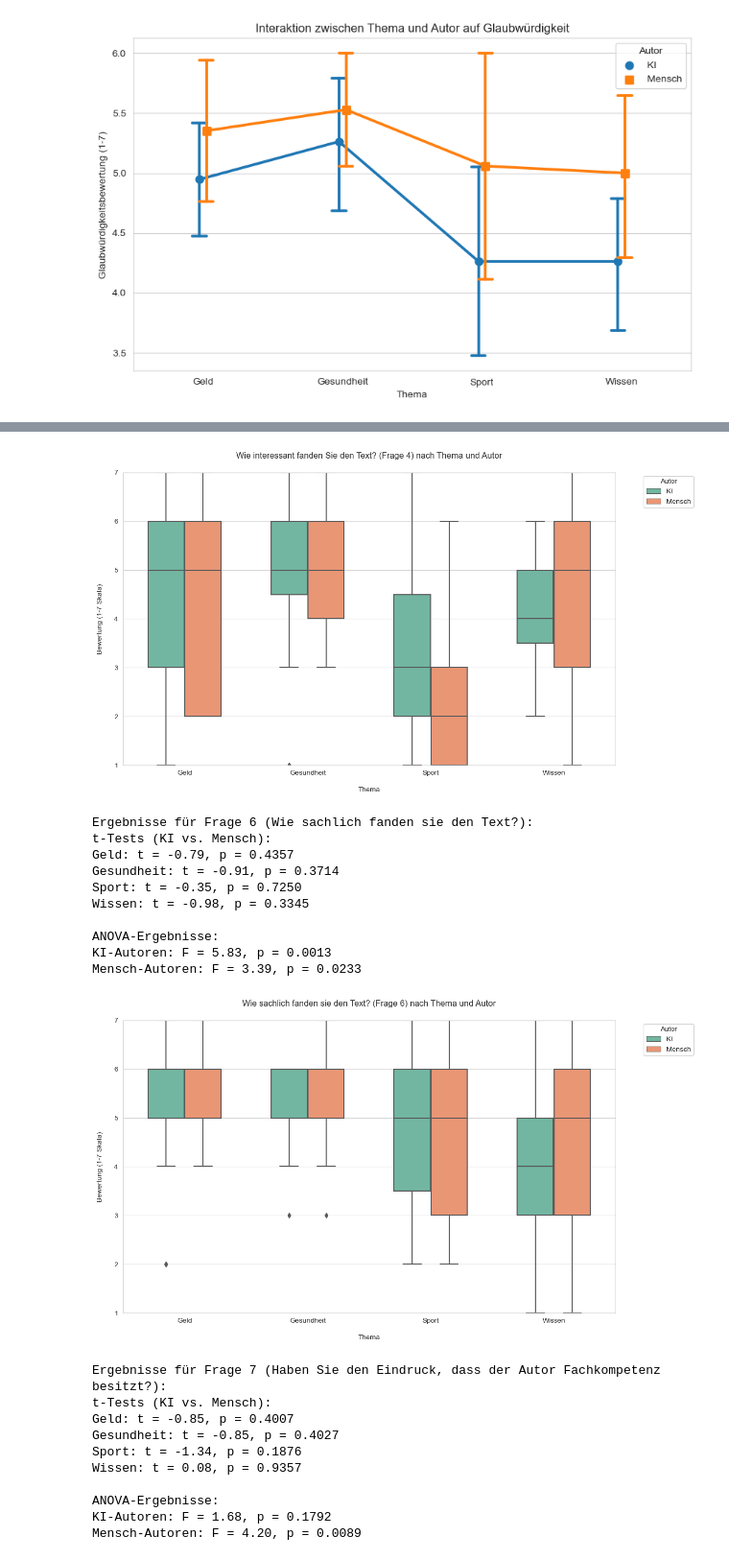
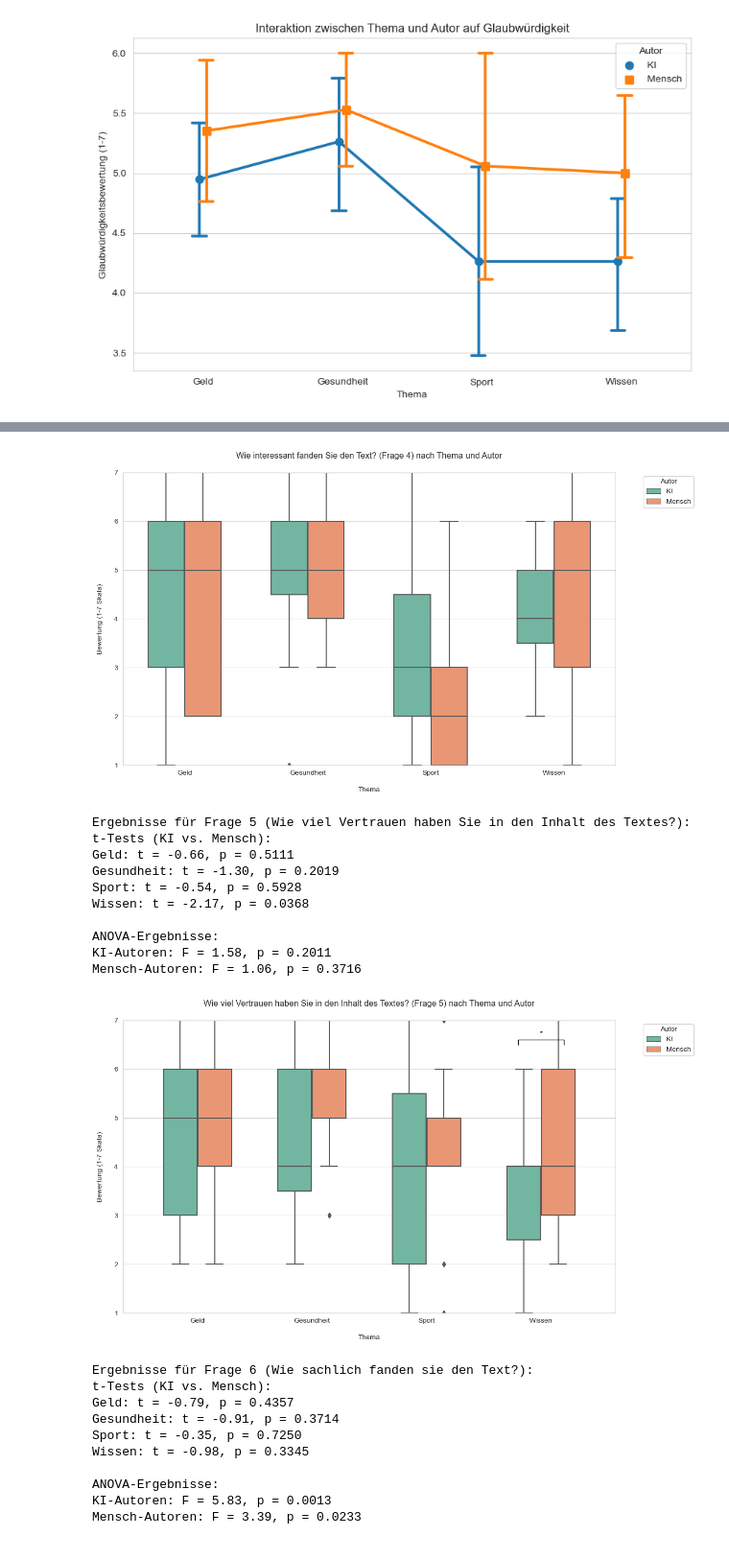
Before and after one commit to FlorianZierer/Impact-of-topic-on-credibility, a Jupyter notebook: auswertung.ipynb, the cells around one changed output, grey strips where cells are left out. Shown at 96% size. Saved outputs shown, nothing was run; the diff lists cells and outputs as text; code cells hidden in the pictures.

```diff
--- a/auswertung.ipynb
+++ b/auswertung.ipynb
@@ -878,54 +930,56 @@ data = pd.concat([ai_data, human_data])
 questions = {
     3: "Wie klar und verständlich war der Text?",
     4: "Wie interessant fanden Sie den Text?",
+    5: "Wie viel Vertrauen haben Sie in den Inhalt des Textes?",
     6: "Wie sachlich fanden sie den Text?",
     7: "Haben Sie den Eindruck, dass der Autor Fachkompetenz besitzt?",
+    8: "Wie sehr vertrauen Sie den im Text präsentierten Informationen?",
     9: "Wie wahrscheinlich ist es, dass der Text missverstanden werden könnte?"
 }
 
 for q_num, q_text in questions.items():
     analyze_question(q_num, q_text)
 # %% [output]
 Ergebnisse für Frage 3 (Wie klar und verständlich war der Text?):
 t-Tests (KI vs. Mensch):
 Geld: t = -0.06, p = 0.9491
 Gesundheit: t = -2.87, p = 0.0070
 Sport: t = 0.71, p = 0.4798
 Wissen: t = -2.69, p = 0.0110
 
 ANOVA-Ergebnisse:
 KI-Autoren: F = 1.87, p = 0.1423
 Mensch-Autoren: F = 5.85, p = 0.0014
 [figure]
 Ergebnisse für Frage 4 (Wie interessant fanden Sie den Text?):
 t-Tests (KI vs. Mensch):
 Geld: t = -0.15, p = 0.8784
 Gesundheit: t = -0.33, p = 0.7423
 Sport: t = 1.86, p = 0.0718
 Wissen: t = -0.50, p = 0.6196
 
 ANOVA-Ergebnisse:
 KI-Autoren: F = 3.06, p = 0.0334
 Mensch-Autoren: F = 8.83, p = 0.0001
 [figure]
-Ergebnisse für Frage 6 (Wie sachlich fanden sie den Text?):
+Ergebnisse für Frage 5 (Wie viel Vertrauen haben Sie in den Inhalt des Textes?):
 t-Tests (KI vs. Mensch):
-Geld: t = -0.79, p = 0.4357
-Gesundheit: t = -0.91, p = 0.3714
-Sport: t = -0.35, p = 0.7250
-Wissen: t = -0.98, p = 0.3345
+Geld: t = -0.66, p = 0.5111
+Gesundheit: t = -1.30, p = 0.2019
+Sport: t = -0.54, p = 0.5928
+Wissen: t = -2.17, p = 0.0368
 
 ANOVA-Ergebnisse:
-KI-Autoren: F = 5.83, p = 0.0013
-Mensch-Autoren: F = 3.39, p = 0.0233
+KI-Autoren: F = 1.58, p = 0.2011
+Mensch-Autoren: F = 1.06, p = 0.3716
-[figure, old version]
+[figure, new version]
-Ergebnisse für Frage 7 (Haben Sie den Eindruck, dass der Autor Fachkompetenz besitzt?):
+Ergebnisse für Frage 6 (Wie sachlich fanden sie den Text?):
 t-Tests (KI vs. Mensch):
-Geld: t = -0.85, p = 0.4007
-Gesundheit: t = -0.85, p = 0.4027
-Sport: t = -1.34, p = 0.1876
-Wissen: t = 0.08, p = 0.9357
+Geld: t = -0.79, p = 0.4357
+Gesundheit: t = -0.91, p = 0.3714
+Sport: t = -0.35, p = 0.7250
+Wissen: t = -0.98, p = 0.3345
 
 ANOVA-Ergebnisse:
-KI-Autoren: F = 1.68, p = 0.1792
-Mensch-Autoren: F = 4.20, p = 0.0089
+KI-Autoren: F = 5.83, p = 0.0013
+Mensch-Autoren: F = 3.39, p = 0.0233
```
Also changed, not shown: parts of 3 cells of this notebook, 1 other file.
